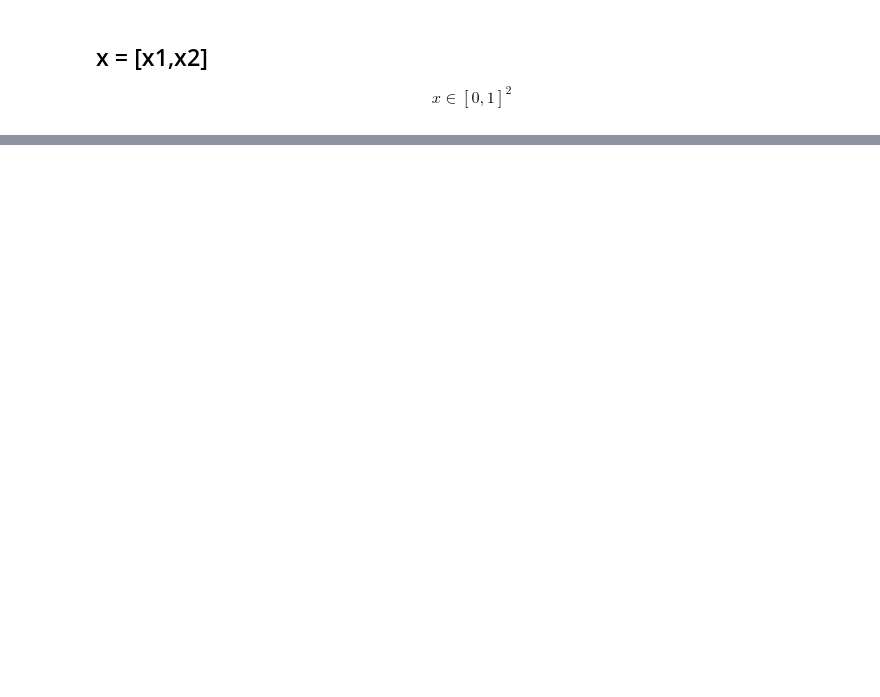
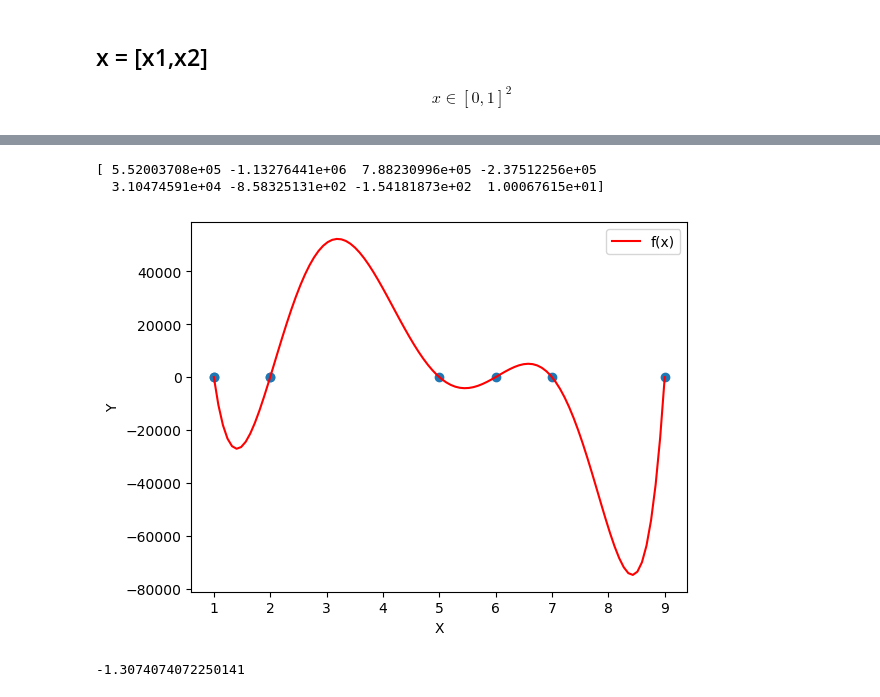
Before and after one commit to qkhanh711/Numerical_methods, a Jupyter notebook: NumericalAlgorithms/Practice.ipynb, the cells around one changed output, grey strips where cells are left out. Drawn from its saved outputs; the diff is of its cells as text; code cells hidden in the pictures; blank space fills up the shorter version.

```diff
--- a/NumericalAlgorithms/Practice.ipynb
+++ b/NumericalAlgorithms/Practice.ipynb
@@ -131,0 +167,3 @@ def df(x):
+# %%
+n = np.random.randint(1, 10)
+n
@@ -131,0 +172,3 @@ def df(x):
+# %%
+params = np.random.rand(n)
+params
@@ -131,0 +178,10 @@ def df(x):
+# %%
+coordinates = []
+for i in range(n):
+    # Create an coordinate
+    x = np.random.randint(0,10)
+    y = np.random.randint(0,10)
+    coordinates.append((x,y))
+coordinates
+coordinates = np.array(coordinates)
+coordinates
@@ -131,0 +197,30 @@ def df(x):
+# %%
+from scipy.optimize import curve_fit
+import matplotlib.pyplot as plt
+
+x = coordinates[:, 0]
+y = coordinates[:, 1]
+
+def target_function(x, *params):
+    # result_f = 0
+    # for i in range(len(params)):
+    #     result_f += params[i] * x**i
+    return sum([params[i] * x**i for i in range(len(params))])
+
+fit_params, pcov = curve_fit(target_function, x, y, p0=params.tolist())
+print(fit_params)
+
+x_new = np.linspace(min(x), max(x), 100)
+
+y_new = target_function(x_new, *fit_params)
+
+plt.scatter(x, y)
+plt.plot(x_new, y_new, label='f(x)', color='red')
+plt.legend()
+plt.xlabel('X')
+plt.ylabel('Y')
+plt.show()
+# %% [output]
+[ 5.52003708e+05 -1.13276441e+06  7.88230996e+05 -2.37512256e+05
+  3.10474591e+04 -8.58325131e+02 -1.54181873e+02  1.00067615e+01]
+[figure, added]
@@ -131,0 +230,4 @@ def df(x):
+# %%
+df(1)
+# %% [output]
+-1.3074074072250141
```
Also changed, not shown: parts of 16 cells of this notebook.
